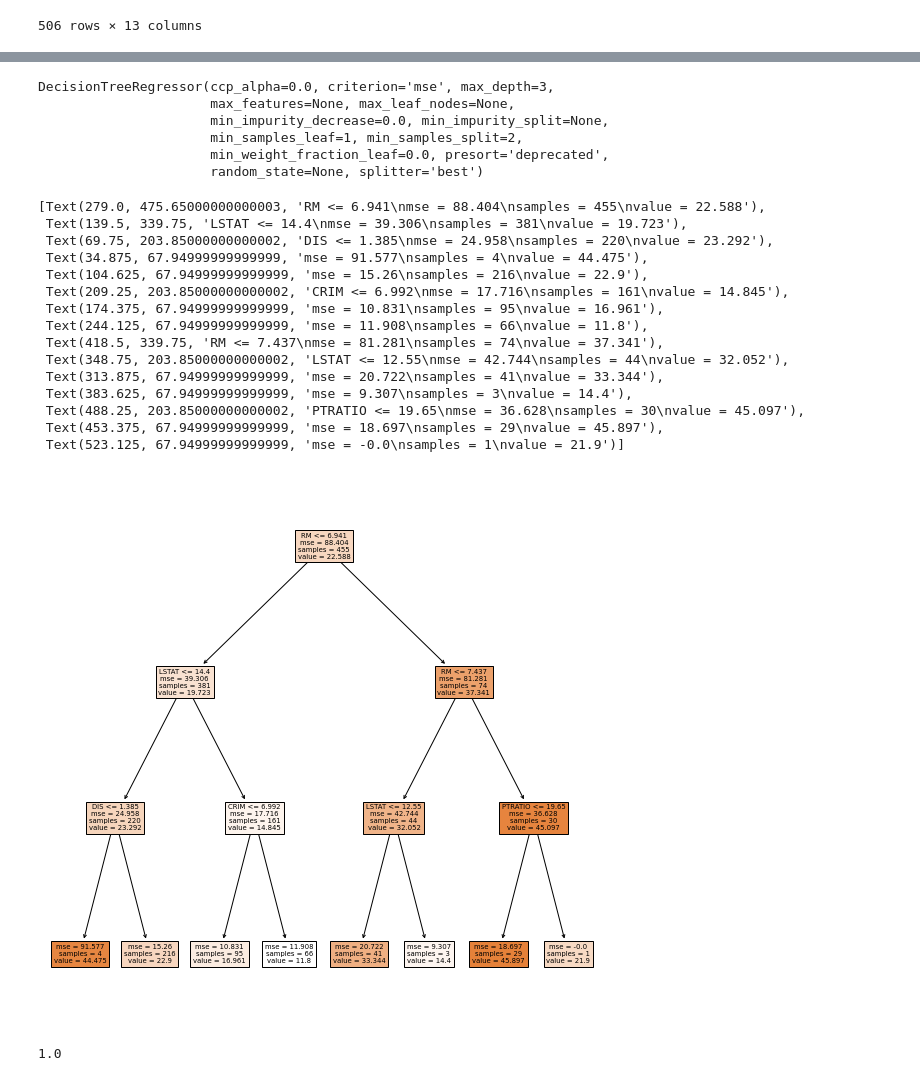
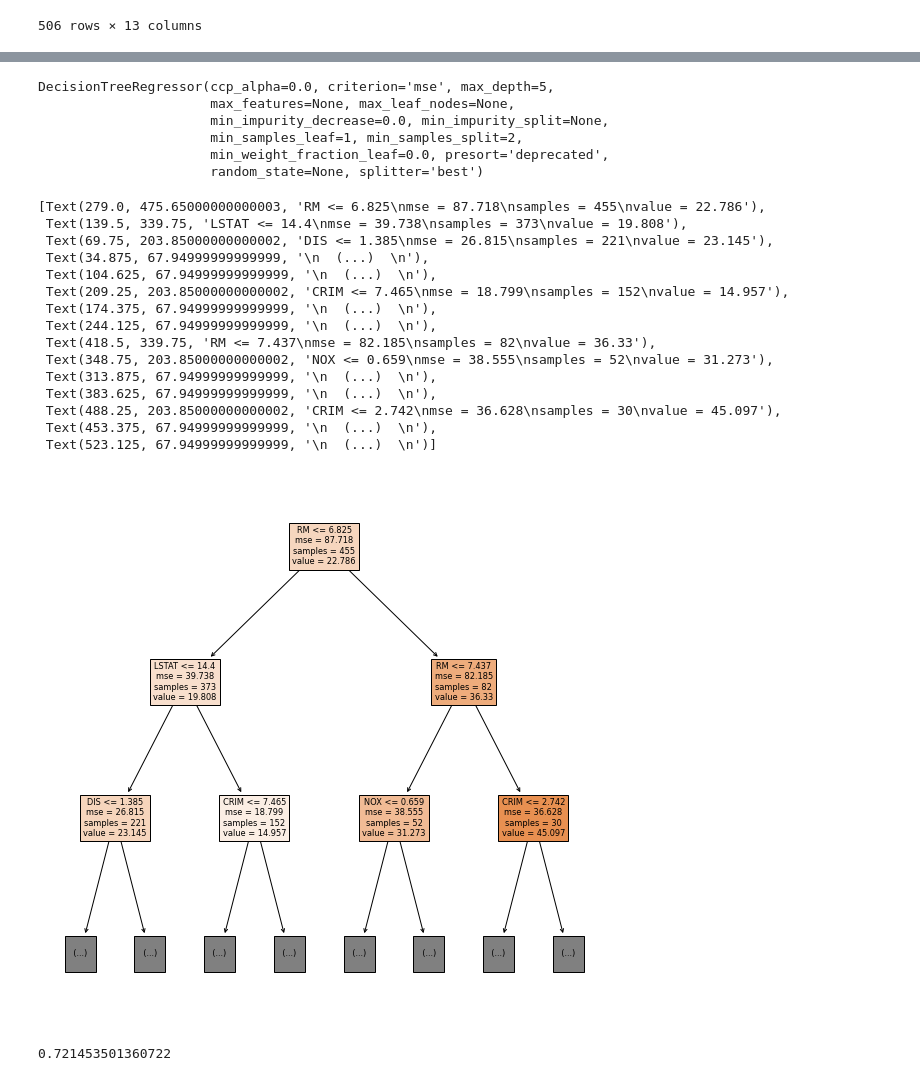
Before and after one commit to Yi-Wei-Lin/Tibame_ML_20210602, a Jupyter notebook: regression.ipynb, the cells around one changed output, grey strips where cells are left out. Drawn from its saved outputs; the diff is of its cells as text; code cells hidden in the pictures.

```diff
--- a/regression.ipynb
+++ b/regression.ipynb
@@ -72,9 +72,9 @@ array([24.1, 29. , 13.4, 21. , 19.5, 15.7, 21.7, 23.1, 27.5, 10.5, 18.5,
 # %%
 from sklearn.tree import DecisionTreeRegressor
-reg = DecisionTreeRegressor(max_depth=3)
+reg = DecisionTreeRegressor(max_depth=5)
 reg.fit(x_train, y_train)
 # %% [output]
-DecisionTreeRegressor(ccp_alpha=0.0, criterion='mse', max_depth=3,
+DecisionTreeRegressor(ccp_alpha=0.0, criterion='mse', max_depth=5,
                       max_features=None, max_leaf_nodes=None,
                       min_impurity_decrease=0.0, min_impurity_split=None,
                       min_samples_leaf=1, min_samples_split=2,
@@ -83,29 +83,29 @@ DecisionTreeRegressor(ccp_alpha=0.0, criterion='mse', max_depth=3,
 # %%
 import matplotlib.pyplot as plt
 from sklearn.tree import plot_tree
 plt.figure(figsize=(10,10))
 plot_tree(reg, feature_names=boston["feature_names"],
-          filled=True)
+          filled=True, max_depth = 2) # 只印出2層, 但實際是五層, 方便閱讀用
 # %% [output]
-[Text(279.0, 475.65000000000003, 'RM <= 6.941\nmse = 88.404\nsamples = 455\nvalue = 22.588'),
- Text(139.5, 339.75, 'LSTAT <= 14.4\nmse = 39.306\nsamples = 381\nvalue = 19.723'),
- Text(69.75, 203.85000000000002, 'DIS <= 1.385\nmse = 24.958\nsamples = 220\nvalue = 23.292'),
- Text(34.875, 67.94999999999999, 'mse = 91.577\nsamples = 4\nvalue = 44.475'),
- Text(104.625, 67.94999999999999, 'mse = 15.26\nsamples = 216\nvalue = 22.9'),
- Text(209.25, 203.85000000000002, 'CRIM <= 6.992\nmse = 17.716\nsamples = 161\nvalue = 14.845'),
- Text(174.375, 67.94999999999999, 'mse = 10.831\nsamples = 95\nvalue = 16.961'),
- Text(244.125, 67.94999999999999, 'mse = 11.908\nsamples = 66\nvalue = 11.8'),
- Text(418.5, 339.75, 'RM <= 7.437\nmse = 81.281\nsamples = 74\nvalue = 37.341'),
- Text(348.75, 203.85000000000002, 'LSTAT <= 12.55\nmse = 42.744\nsamples = 44\nvalue = 32.052'),
- Text(313.875, 67.94999999999999, 'mse = 20.722\nsamples = 41\nvalue = 33.344'),
- Text(383.625, 67.94999999999999, 'mse = 9.307\nsamples = 3\nvalue = 14.4'),
- Text(488.25, 203.85000000000002, 'PTRATIO <= 19.65\nmse = 36.628\nsamples = 30\nvalue = 45.097'),
- Text(453.375, 67.94999999999999, 'mse = 18.697\nsamples = 29\nvalue = 45.897'),
- Text(523.125, 67.94999999999999, 'mse = -0.0\nsamples = 1\nvalue = 21.9')]
+[Text(279.0, 475.65000000000003, 'RM <= 6.825\nmse = 87.718\nsamples = 455\nvalue = 22.786'),
+ Text(139.5, 339.75, 'LSTAT <= 14.4\nmse = 39.738\nsamples = 373\nvalue = 19.808'),
+ Text(69.75, 203.85000000000002, 'DIS <= 1.385\nmse = 26.815\nsamples = 221\nvalue = 23.145'),
+ Text(34.875, 67.94999999999999, '\n  (...)  \n'),
+ Text(104.625, 67.94999999999999, '\n  (...)  \n'),
+ Text(209.25, 203.85000000000002, 'CRIM <= 7.465\nmse = 18.799\nsamples = 152\nvalue = 14.957'),
+ Text(174.375, 67.94999999999999, '\n  (...)  \n'),
+ Text(244.125, 67.94999999999999, '\n  (...)  \n'),
+ Text(418.5, 339.75, 'RM <= 7.437\nmse = 82.185\nsamples = 82\nvalue = 36.33'),
+ Text(348.75, 203.85000000000002, 'NOX <= 0.659\nmse = 38.555\nsamples = 52\nvalue = 31.273'),
+ Text(313.875, 67.94999999999999, '\n  (...)  \n'),
+ Text(383.625, 67.94999999999999, '\n  (...)  \n'),
+ Text(488.25, 203.85000000000002, 'CRIM <= 2.742\nmse = 36.628\nsamples = 30\nvalue = 45.097'),
+ Text(453.375, 67.94999999999999, '\n  (...)  \n'),
+ Text(523.125, 67.94999999999999, '\n  (...)  \n')]
-[figure, old version]
+[figure, new version]
 # %%
-from sklearn.metrics import accuracy_score
+from sklearn.metrics import r2_score
 pre = reg.predict(x_test)
-accuracy_score(pre, y_test)
+r2_score(y_test, pre)
 # %% [output]
-1.0
+0.721453501360722
```
Also changed, not shown: parts of 1 cell of this notebook.
